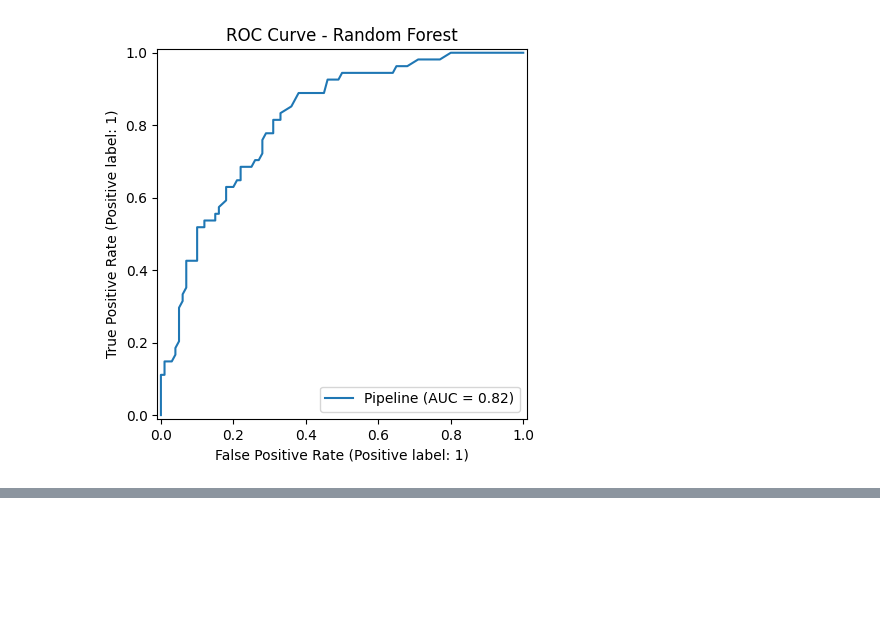
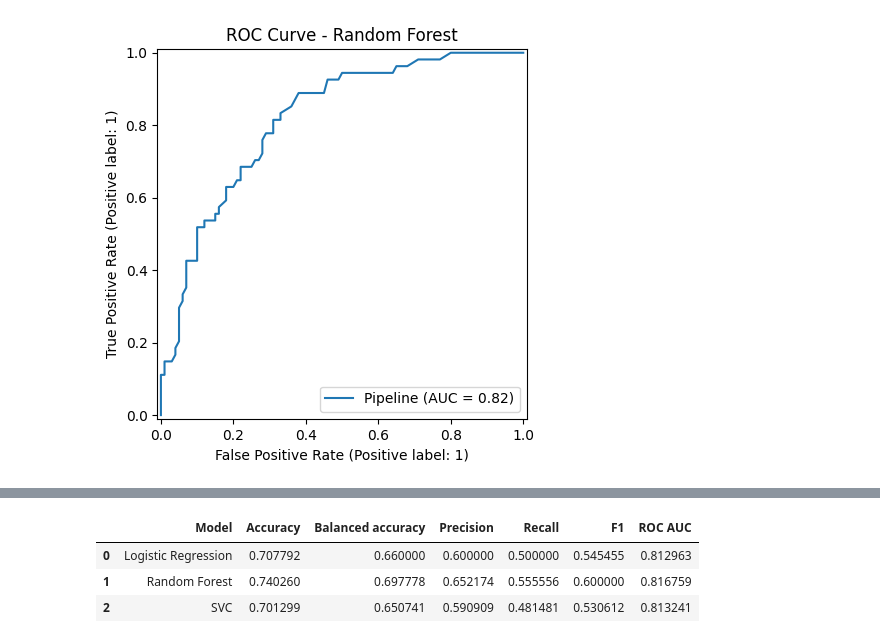
Before and after one commit to annajestem/xai_diabetes_project, a Jupyter notebook: notebooks/02_models_evaluation.ipynb, the cells around one changed output, grey strips where cells are left out. Drawn from its saved outputs; the diff is of its cells as text; code cells hidden in the pictures; blank space fills up the shorter version.

```diff
--- a/notebooks/02_models_evaluation.ipynb
+++ b/notebooks/02_models_evaluation.ipynb
@@ -71,7 +71,7 @@ Pipeline(steps=[('imputer', SimpleImputer(strategy='median')),
                 ('scaler', StandardScaler()),
                 ('model', LogisticRegression(max_iter=500))])
 # %%
-y_pred_logistic = pipeline.predict(X_test_clean)
+y_pred_logistic = pipeline_logistic.predict(X_test_clean)
 # %% [markdown]
 ## Accuracy
 # %%
@@ -252,0 +274,2 @@ ROC AUC: 0.8167592592592593
+# %%
+y_pred_svc = pipeline_svc.predict(X_test_clean)
@@ -252,0 +329,55 @@ ROC AUC: 0.8167592592592593
+# %%
+from sklearn.metrics import (
+    accuracy_score,
+    balanced_accuracy_score,
+    precision_score,
+    recall_score,
+    f1_score,
+    roc_auc_score
+)
+
+results_df = pd.DataFrame([
+    {
+        "Model": "Logistic Regression",
+        "Accuracy": accuracy_score(y_test, y_pred_logistic),
+        "Balanced accuracy": balanced_accuracy_score(y_test, y_pred_logistic),
+        "Precision": precision_score(y_test, y_pred_logistic),
+        "Recall": recall_score(y_test, y_pred_logistic),
+        "F1": f1_score(y_test, y_pred_logistic),
+        "ROC AUC": roc_auc_score(
+            y_test,
+            pipeline_logistic.predict_proba(X_test_clean)[:, 1]
+        )
+    },
+    {
+        "Model": "Random Forest",
+        "Accuracy": accuracy_score(y_test, y_pred_rf),
+        "Balanced accuracy": balanced_accuracy_score(y_test, y_pred_rf),
+        "Precision": precision_score(y_test, y_pred_rf),
+        "Recall": recall_score(y_test, y_pred_rf),
+        "F1": f1_score(y_test, y_pred_rf),
+        "ROC AUC": roc_auc_score(
+            y_test,
+            pipeline_rf.predict_proba(X_test_clean)[:, 1]
+        )
+    },
+    {
+        "Model": "SVC",
+        "Accuracy": accuracy_score(y_test, y_pred_svc),
+        "Balanced accuracy": balanced_accuracy_score(y_test, y_pred_svc),
+        "Precision": precision_score(y_test, y_pred_svc),
+        "Recall": recall_score(y_test, y_pred_svc),
+        "F1": f1_score(y_test, y_pred_svc),
+        "ROC AUC": roc_auc_score(
+            y_test,
+            pipeline_svc.predict_proba(X_test_clean)[:, 1]
+        )
+    }
+])
+
+results_df
+# %% [output]
+|  | Model | Accuracy | Balanced accuracy | Precision | Recall | F1 | ROC AUC |
+| 0 | Logistic Regression | 0.707792 | 0.660000 | 0.600000 | 0.500000 | 0.545455 | 0.812963 |
+| 1 | Random Forest | 0.740260 | 0.697778 | 0.652174 | 0.555556 | 0.600000 | 0.816759 |
+| 2 | SVC | 0.701299 | 0.650741 | 0.590909 | 0.481481 | 0.530612 | 0.813241 |
```
Also changed, not shown: parts of 17 cells of this notebook, 1 other file.
